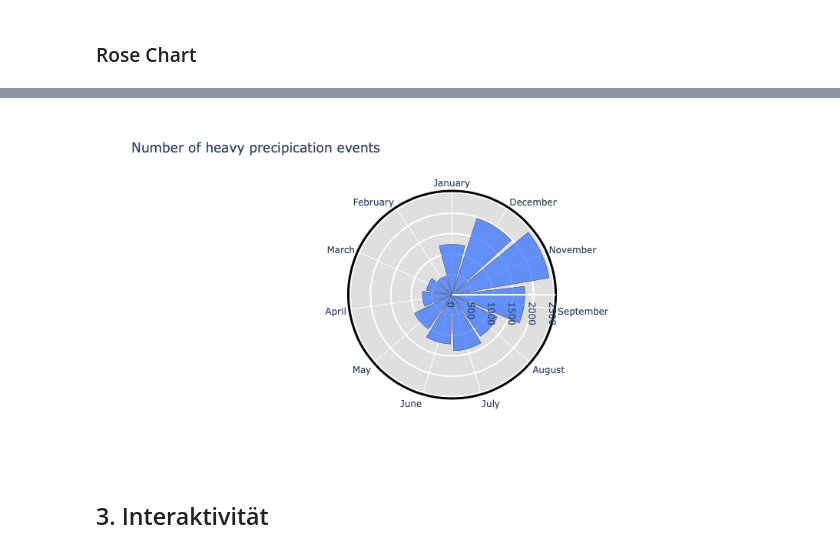
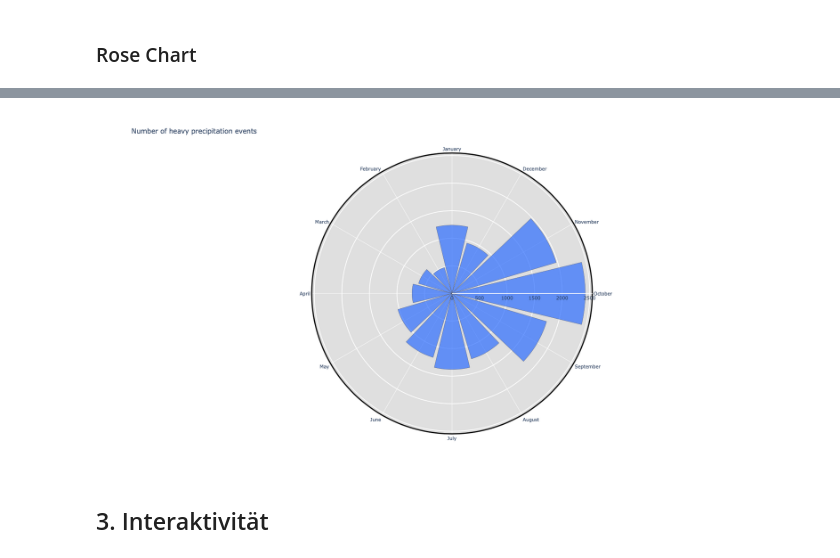
Before and after one commit to phucdev/va-gummistiefel-b, a Jupyter notebook: notebooks/VisualAnalytics_Datenexploration.ipynb, the cells around one changed output, grey strips where cells are left out. Cells and saved outputs as stored; diff of their text form; code cells hidden in the pictures.

Commit message:
Fix rose chart in notebook

```diff
--- a/notebooks/VisualAnalytics_Datenexploration.ipynb
+++ b/notebooks/VisualAnalytics_Datenexploration.ipynb
@@ -339,5 +323,5 @@ num_of_events
 # %%
-months = ["January","February","March","April","May","June","July","August","September","November","December"]
+months = ["January","February","March","April","May","June","July","August","September","October","November","December"]
 # %%
 import plotly.graph_objects as go
 
@@ -345,35 +329,37 @@ fig = go.Figure()
 fig.add_trace(go.Barpolar(
     r=list(num_of_events["events"]),
     theta=months,
     name="Number of events",
     marker_color="rgb(46,109,255)",
     marker_line_color="black",
     hoverinfo=["all"],
     opacity=0.7
 ))
 
 fig.update_layout(
-    title="Number of heavy precipication events",
+    title="Number of heavy precipitation events",
+    width=900,
+    height=900,
     polar_angularaxis_rotation=90,
     polar = dict(
         bgcolor = "rgb(223,223,223)",
         angularaxis = dict(
             linewidth = 3,
             showline=True,
             linecolor='black'
         ),
         radialaxis = dict(
             showline=True,
             linewidth = 2,
             gridcolor="white",
             gridwidth=2
         )
     )
 )
 
 fig.show()
 # %% [output]
-[figure, old version]
+[figure, new version]
 # %% [markdown]
 ## 3. Interaktivität
 # %% [markdown]
```
Also changed, not shown: parts of 4 cells of this notebook.
